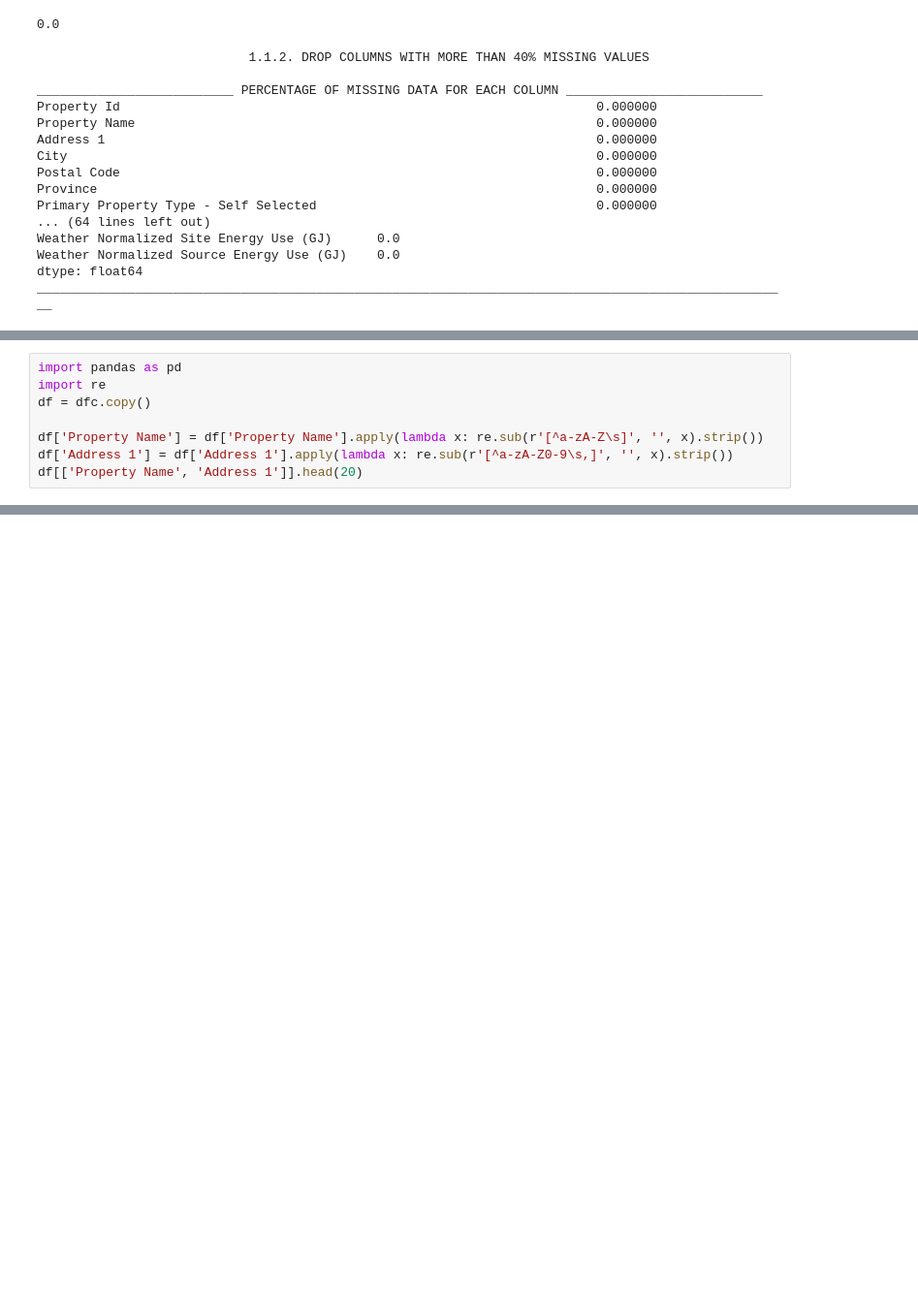
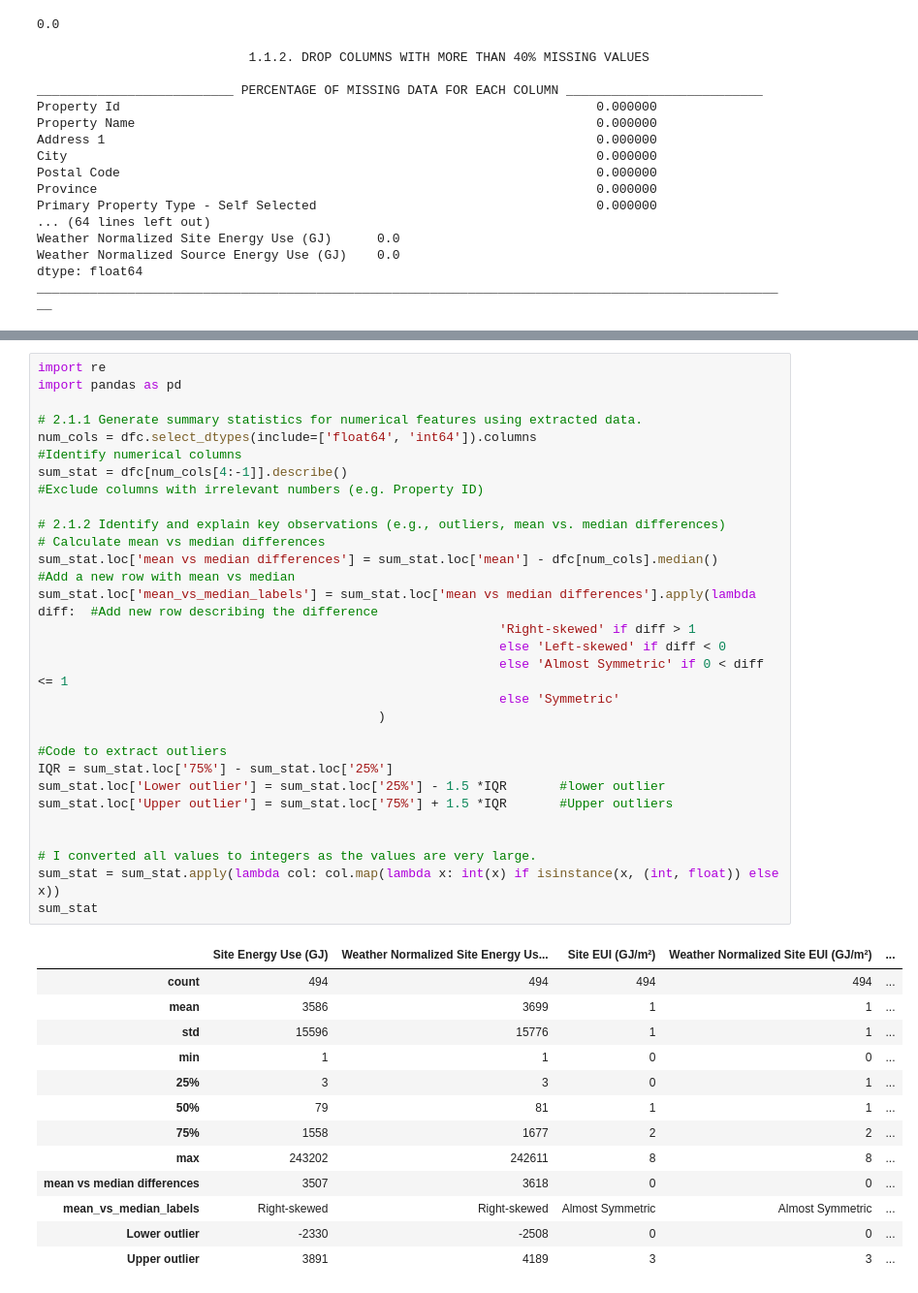
Before and after one commit to msthalegu/Analysis-of-Energy-Consumption-Trends-in-Calgary-, a Jupyter notebook: AssignmentFour.ipynb, the cells around one changed output, grey strips where cells are left out. Shown: that part at 97% size. Drawn from its saved outputs; the diff is of its cells as text; blank space fills up the shorter version.

```diff
--- a/AssignmentFour.ipynb
+++ b/AssignmentFour.ipynb
@@ -200,8 +143,0 @@ Name: Postal Code, dtype: object
-# %%
-import pandas as pd
-import re
-df = dfc.copy()
-
-df['Property Name'] = df['Property Name'].apply(lambda x: re.sub(r'[^a-zA-Z\s]', '', x).strip())
-df['Address 1'] = df['Address 1'].apply(lambda x: re.sub(r'[^a-zA-Z0-9\s,]', '', x).strip())
-df[['Property Name', 'Address 1']].head(20)
@@ -245,0 +247,41 @@ dfc[['Property Name', 'Address 1']].head(20)
+# %%
+import re
+import pandas as pd
+
+# 2.1.1 Generate summary statistics for numerical features using extracted data.
+num_cols = dfc.select_dtypes(include=['float64', 'int64']).columns                             #Identify numerical columns
+sum_stat = dfc[num_cols[4:-1]].describe()                                                      #Exclude columns with irrelevant numbers (e.g. Property ID)
+
+# 2.1.2 Identify and explain key observations (e.g., outliers, mean vs. median differences)
+# Calculate mean vs median differences
+sum_stat.loc['mean vs median differences'] = sum_stat.loc['mean'] - dfc[num_cols].median()             #Add a new row with mean vs median
+sum_stat.loc['mean_vs_median_labels'] = sum_stat.loc['mean vs median differences'].apply(lambda diff:  #Add new row describing the difference
+                                                             'Right-skewed' if diff > 1
+                                                             else 'Left-skewed' if diff < 0
+                                                             else 'Almost Symmetric' if 0 < diff <= 1
+                                                             else 'Symmetric'
+                                             )
+
+#Code to extract outliers
+IQR = sum_stat.loc['75%'] - sum_stat.loc['25%']
+sum_stat.loc['Lower outlier'] = sum_stat.loc['25%'] - 1.5 *IQR       #lower outlier
+sum_stat.loc['Upper outlier'] = sum_stat.loc['75%'] + 1.5 *IQR       #Upper outliers
+
+
+# I converted all values to integers as the values are very large.
+sum_stat = sum_stat.apply(lambda col: col.map(lambda x: int(x) if isinstance(x, (int, float)) else x))
+sum_stat
+# %% [output]
+|  | Site Energy Use (GJ) | Weather Normalized Site Energy Us... | Site EUI (GJ/m²) | Weather Normalized Site EUI (GJ/m²) | ... |
+| count | 494 | 494 | 494 | 494 | ... |
+| mean | 3586 | 3699 | 1 | 1 | ... |
+| std | 15596 | 15776 | 1 | 1 | ... |
+| min | 1 | 1 | 0 | 0 | ... |
+| 25% | 3 | 3 | 0 | 1 | ... |
+| 50% | 79 | 81 | 1 | 1 | ... |
+| 75% | 1558 | 1677 | 2 | 2 | ... |
+| max | 243202 | 242611 | 8 | 8 | ... |
+| mean vs median differences | 3507 | 3618 | 0 | 0 | ... |
+| mean_vs_median_labels | Right-skewed | Right-skewed | Almost Symmetric | Almost Symmetric | ... |
+| Lower outlier | -2330 | -2508 | 0 | 0 | ... |
+| Upper outlier | 3891 | 4189 | 3 | 3 | ... |
```
Also changed, not shown: parts of 8 cells of this notebook.
